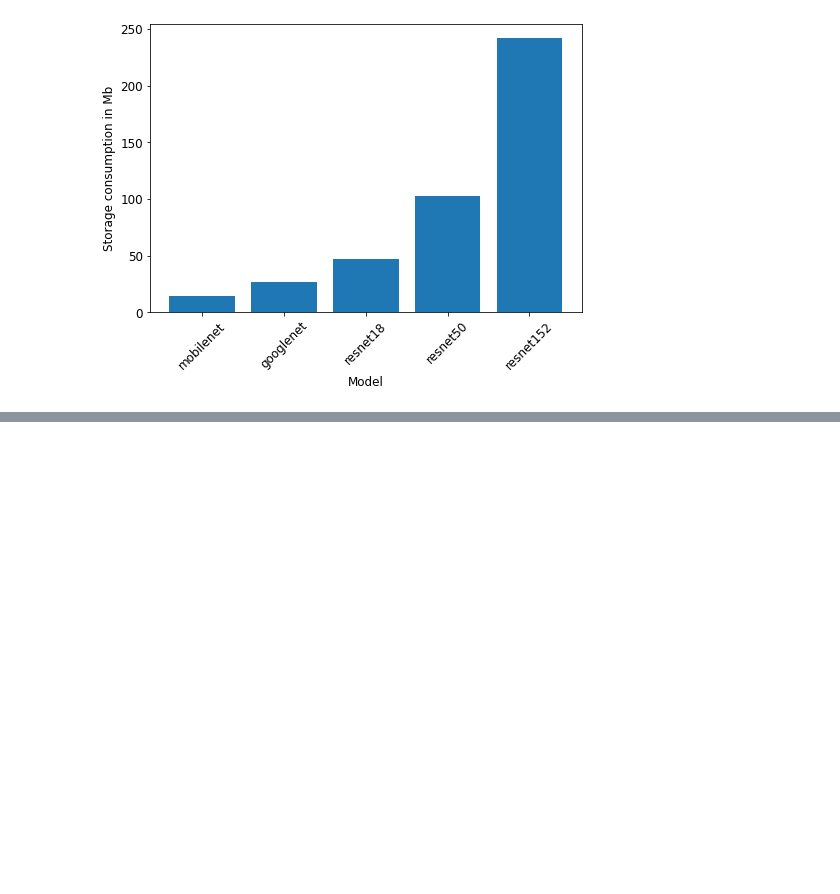
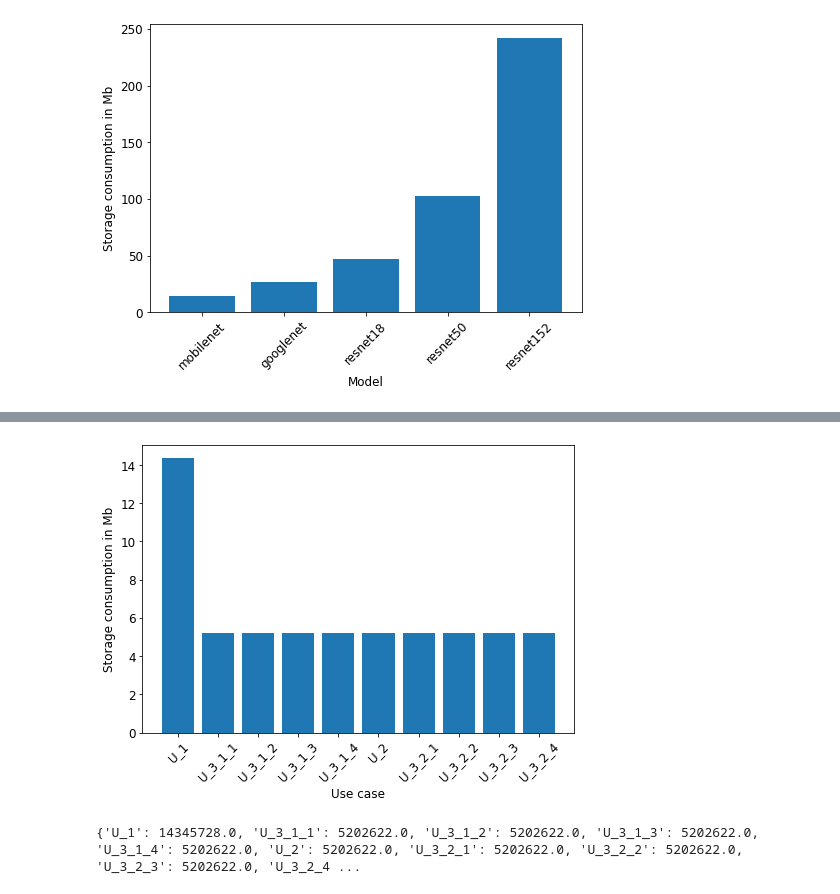
Before and after one commit to slin96/master-thesis, a Jupyter notebook: experiments/plots/storage_consumption.ipynb, the cells around one changed output, grey strips where cells are left out. Cells and saved outputs as stored; diff of their text form; code cells hidden in the pictures; blank space fills up the shorter version.

```diff
--- a/experiments/plots/storage_consumption.ipynb
+++ b/experiments/plots/storage_consumption.ipynb
@@ -214,0 +264,6 @@ plot_storage_distribution(models, u1_sizes)
+# %%
+metas = filter_meta(storage_meta, model=MOBILENET, approach=PARAM_UPDATE, snapshot_type=FINE_TUNED, snapshot_dist='food')
+plot_median_storage_consumption(metas, save_path='./pdfs/median-storage-baseline-mobilenet-version-food.pdf')
+# %% [output]
+[figure, added]
+{'U_1': 14345728.0, 'U_3_1_1': 5202622.0, 'U_3_1_2': 5202622.0, 'U_3_1_3': 5202622.0, 'U_3_1_4': 5202622.0, 'U_2': 5202622.0, 'U_3_2_1': 5202622.0, 'U_3_2_2': 5202622.0, 'U_3_2_3': 5202622.0, 'U_3_2_4 ...
```
Also changed, not shown: parts of 24 cells of this notebook.
